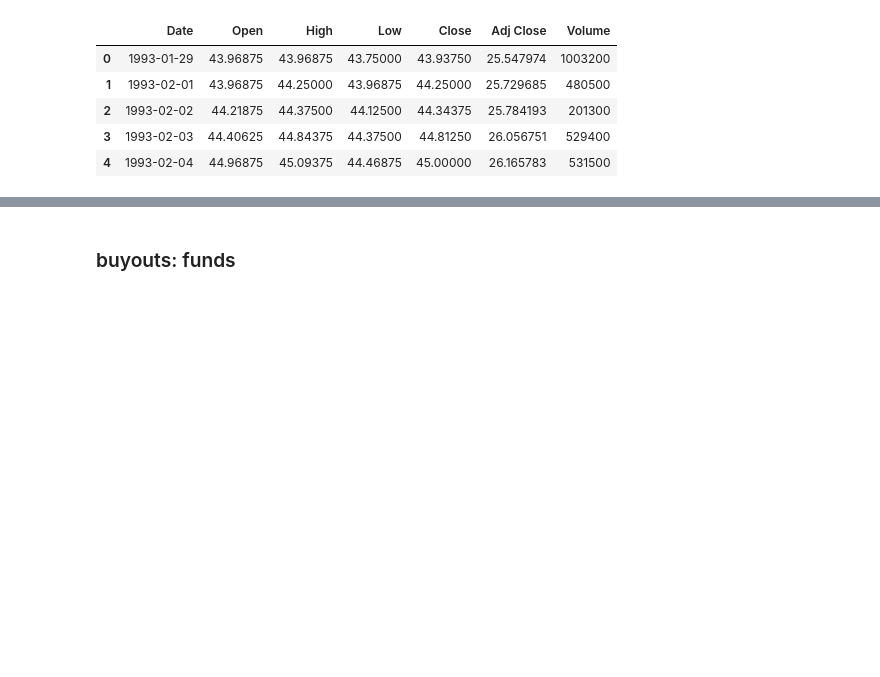
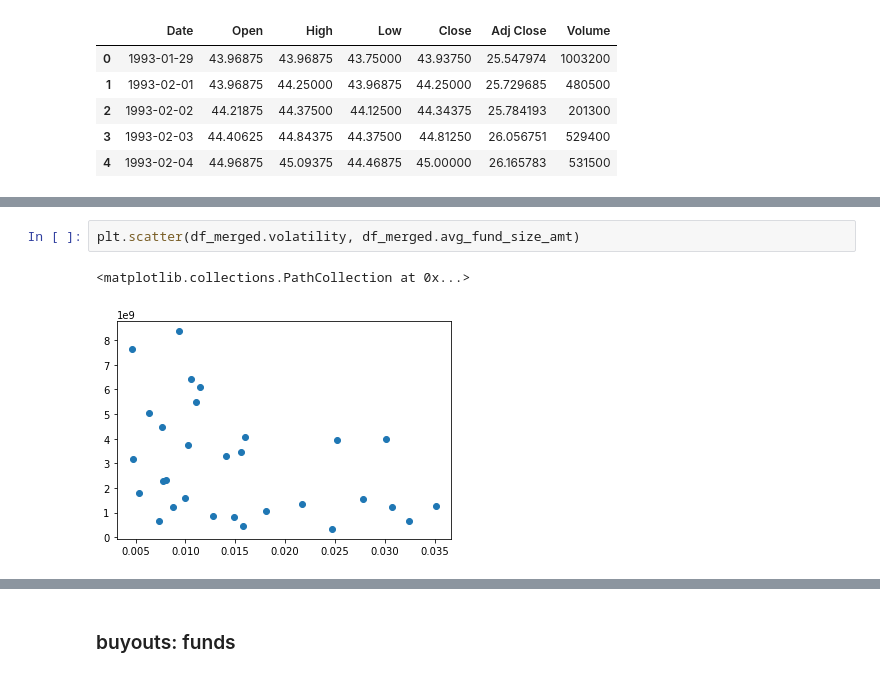
Before and after one commit to anjanaiyer/svb_practicum, a Jupyter notebook: buyouts/buyouts_sp_test.ipynb, the cells around one changed output, grey strips where cells are left out. Saved outputs shown, nothing was run; the diff lists cells and outputs as text; blank space fills up the shorter version.

```diff
--- a/buyouts/buyouts_sp_test.ipynb
+++ b/buyouts/buyouts_sp_test.ipynb
@@ -438,0 +322,5 @@ Name: avg_fund_size_amt, dtype: float64
+# %%
+plt.scatter(df_merged.volatility, df_merged.avg_fund_size_amt)
+# %% [output]
+<matplotlib.collections.PathCollection at 0x...>
+[figure, added]
```
Also changed, not shown: parts of 66 cells of this notebook.
